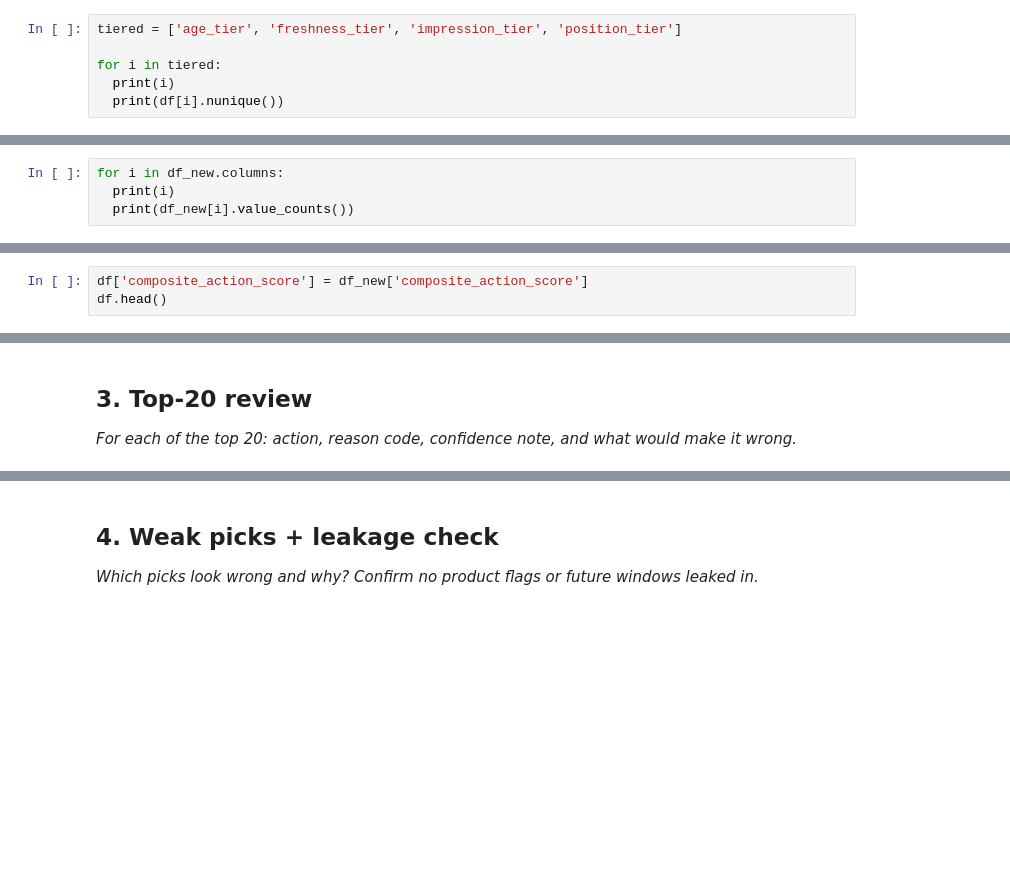
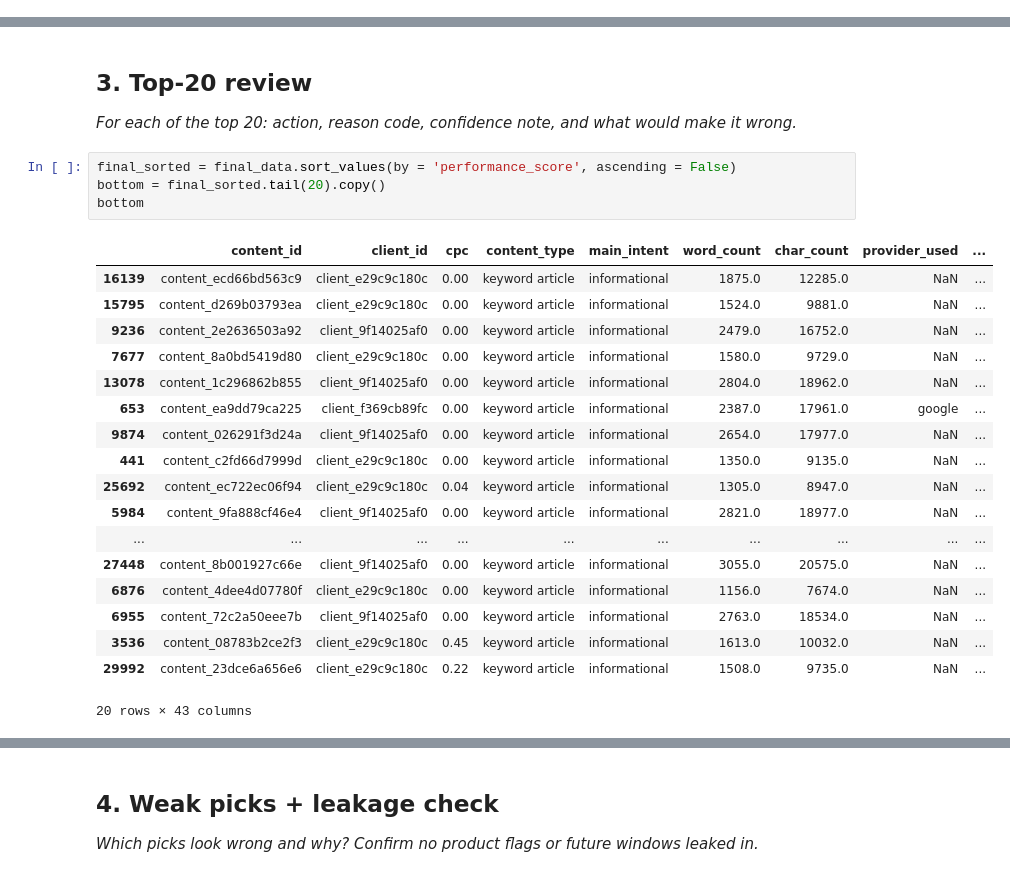
Before and after one commit to Maryam-Shile/flyrank_ml_internship, a Jupyter notebook: work/notebooks/w04_baseline_score.ipynb, the cells around one changed output, grey strips where cells are left out. Cells and saved outputs as stored; diff of their text form; blank space fills up the shorter version.

```diff
--- a/work/notebooks/w04_baseline_score.ipynb
+++ b/work/notebooks/w04_baseline_score.ipynb
@@ -107,6 +32,0 @@ sns.heatmap(to_corr.corr(), annot = True)
-# %%
-tiered = ['age_tier', 'freshness_tier', 'impression_tier', 'position_tier']
-
-for i in tiered:
-  print(i)
-  print(df[i].nunique())
@@ -158,4 +32,0 @@ df_new['ctr_tier'] = df_new['ctr_tier'].astype('str')
-# %%
-for i in df_new.columns:
-  print(i)
-  print(df_new[i].value_counts())
@@ -319,3 +32,0 @@ df_new["composite_action_score"] = np.where(
-# %%
-df['composite_action_score'] = df_new['composite_action_score']
-df.head()
@@ -331,3 +125,26 @@ df.head()
 ## 3. Top-20 review
 
 *For each of the top 20: action, reason code, confidence note, and what would make it wrong.*
+# %%
+final_sorted = final_data.sort_values(by = 'performance_score', ascending = False)
+bottom = final_sorted.tail(20).copy()
+bottom
+# %% [output]
+|  | content_id | client_id | cpc | content_type | main_intent | word_count | char_count | provider_used | ... |
+| 16139 | content_ecd66bd563c9 | client_e29c9c180c | 0.00 | keyword article | informational | 1875.0 | 12285.0 | NaN | ... |
+| 15795 | content_d269b03793ea | client_e29c9c180c | 0.00 | keyword article | informational | 1524.0 | 9881.0 | NaN | ... |
+| 9236 | content_2e2636503a92 | client_9f14025af0 | 0.00 | keyword article | informational | 2479.0 | 16752.0 | NaN | ... |
+| 7677 | content_8a0bd5419d80 | client_e29c9c180c | 0.00 | keyword article | informational | 1580.0 | 9729.0 | NaN | ... |
+| 13078 | content_1c296862b855 | client_9f14025af0 | 0.00 | keyword article | informational | 2804.0 | 18962.0 | NaN | ... |
+| 653 | content_ea9dd79ca225 | client_f369cb89fc | 0.00 | keyword article | informational | 2387.0 | 17961.0 | google | ... |
+| 9874 | content_026291f3d24a | client_9f14025af0 | 0.00 | keyword article | informational | 2654.0 | 17977.0 | NaN | ... |
+| 441 | content_c2fd66d7999d | client_e29c9c180c | 0.00 | keyword article | informational | 1350.0 | 9135.0 | NaN | ... |
+| 25692 | content_ec722ec06f94 | client_e29c9c180c | 0.04 | keyword article | informational | 1305.0 | 8947.0 | NaN | ... |
+| 5984 | content_9fa888cf46e4 | client_9f14025af0 | 0.00 | keyword article | informational | 2821.0 | 18977.0 | NaN | ... |
+| ... | ... | ... | ... | ... | ... | ... | ... | ... | ... |
+| 27448 | content_8b001927c66e | client_9f14025af0 | 0.00 | keyword article | informational | 3055.0 | 20575.0 | NaN | ... |
+| 6876 | content_4dee4d07780f | client_e29c9c180c | 0.00 | keyword article | informational | 1156.0 | 7674.0 | NaN | ... |
+| 6955 | content_72c2a50eee7b | client_9f14025af0 | 0.00 | keyword article | informational | 2763.0 | 18534.0 | NaN | ... |
+| 3536 | content_08783b2ce2f3 | client_e29c9c180c | 0.45 | keyword article | informational | 1613.0 | 10032.0 | NaN | ... |
+| 29992 | content_23dce6a656e6 | client_e29c9c180c | 0.22 | keyword article | informational | 1508.0 | 9735.0 | NaN | ... |
+20 rows × 43 columns
```
Also changed, not shown: parts of 44 cells of this notebook.
